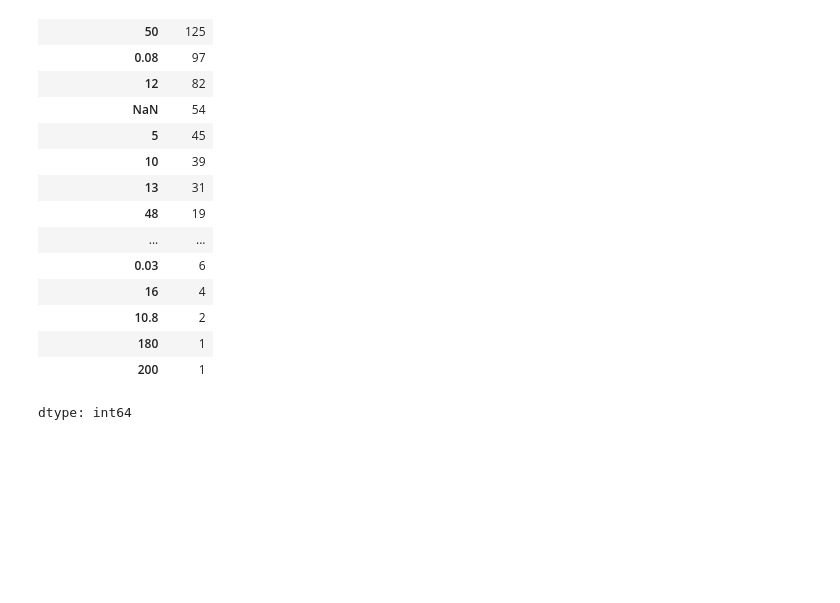
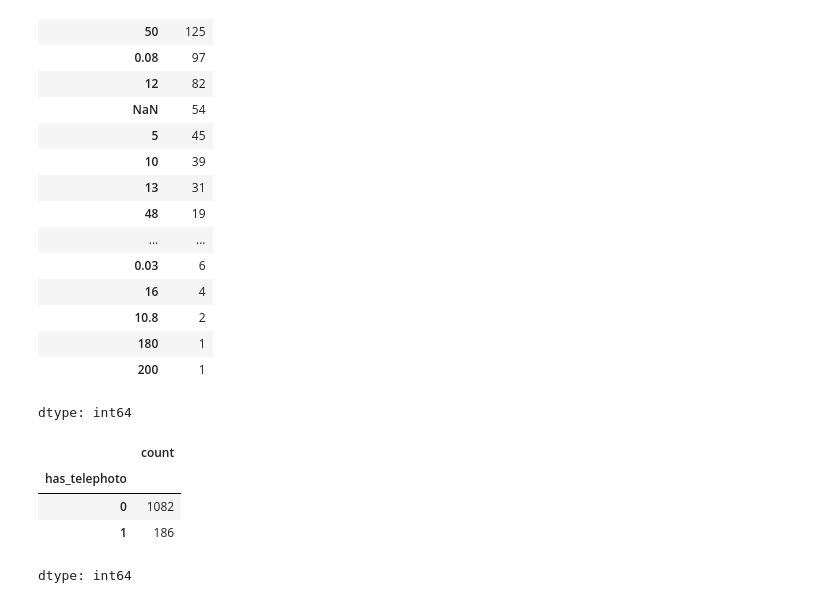
Before and after one commit to rajeshxdatascience/smartphone-recommender-system, a Jupyter notebook: SpecLens_AI_Data_Engineering.ipynb, the cells around one changed output. Drawn from its saved outputs; the diff is of its cells as text; code cells hidden in the pictures; blank space fills up the shorter version.

```diff
--- a/SpecLens_AI_Data_Engineering.ipynb
+++ b/SpecLens_AI_Data_Engineering.ipynb
@@ -3400,0 +3418,8 @@ dtype: int64
+# %%
+df['has_telephoto'].value_counts()
+# %% [output]
+|  | count |
+| has_telephoto |  |
+| 0 | 1082 |
+| 1 | 186 |
+dtype: int64
```
Also changed, not shown: parts of 7 cells of this notebook.
